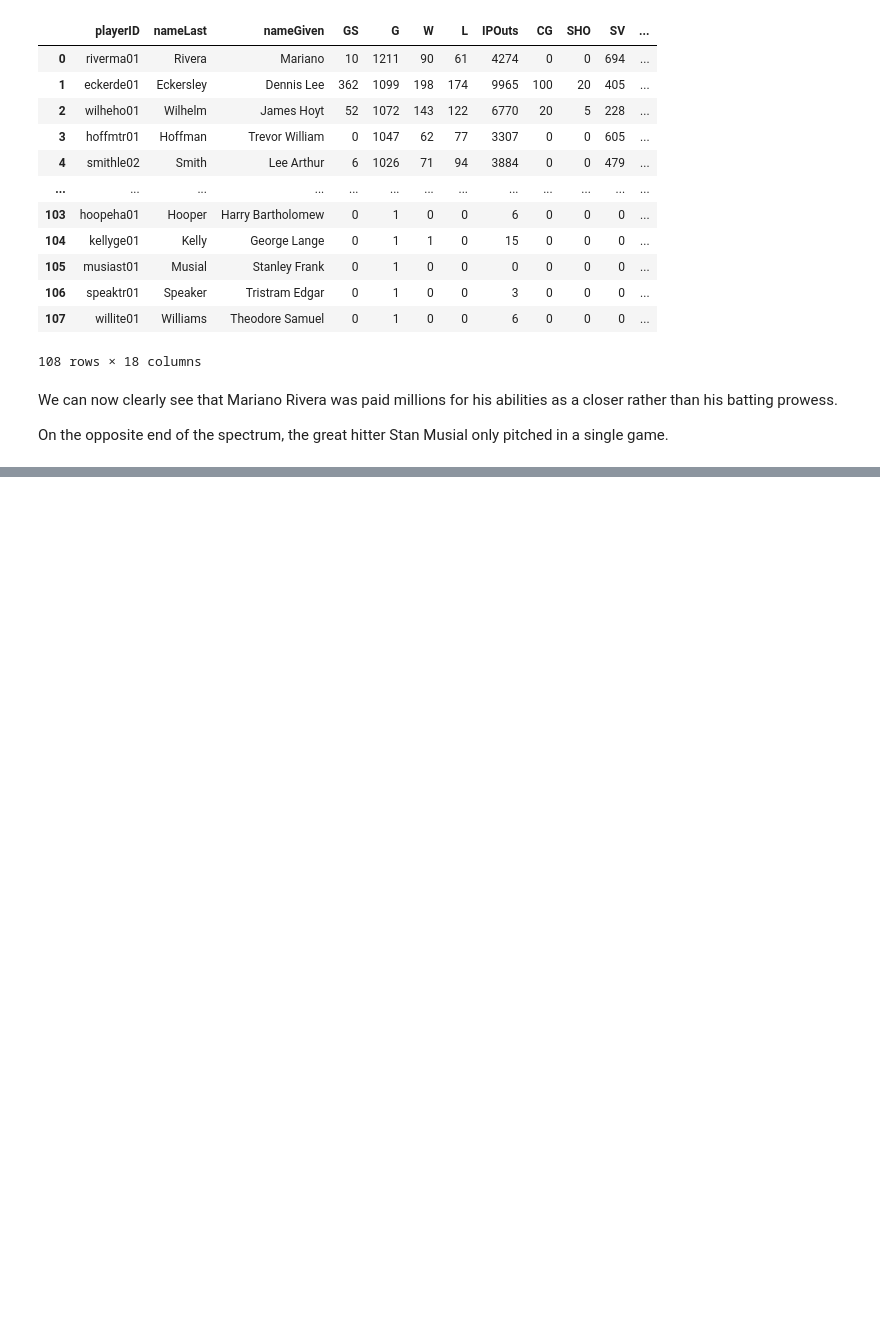
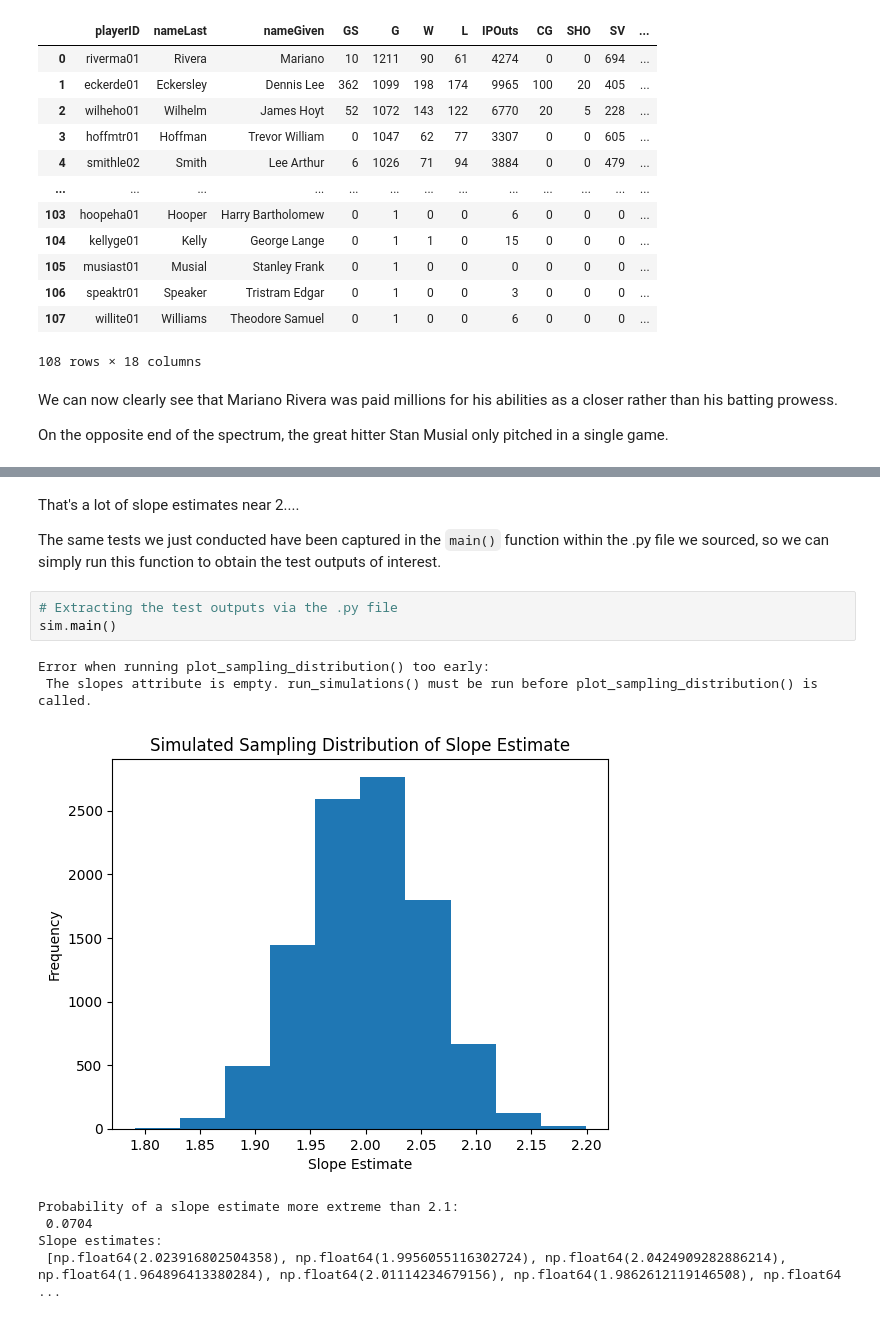
Before and after one commit to jccrews256/ST-554-HW-6, a Jupyter notebook: Homework_6_Part_I.ipynb, the cells around one changed output, grey strips where cells are left out. Saved outputs shown, nothing was run; the diff lists cells and outputs as text; blank space fills up the shorter version.

```diff
--- a/Homework_6_Part_I.ipynb
+++ b/Homework_6_Part_I.ipynb
@@ -217,0 +326,15 @@ On the opposite end of the spectrum, the great hitter Stan Musial only pitched i
+# %% [markdown]
+That's a lot of slope estimates near 2....
+
+The same tests we just conducted have been captured in the `main()` function within the .py file we sourced, so we can simply run this function to obtain the test outputs of interest.
+# %%
+# Extracting the test outputs via the .py file
+sim.main()
+# %% [output]
+Error when running plot_sampling_distribution() too early:
+ The slopes attribute is empty. run_simulations() must be run before plot_sampling_distribution() is called.
+[figure, added]
+Probability of a slope estimate more extreme than 2.1:
+ 0.0704
+Slope estimates:
+ [np.float64(2.023916802504358), np.float64(1.9956055116302724), np.float64(2.0424909282886214), np.float64(1.964896413380284), np.float64(2.01114234679156), np.float64(1.9862612119146508), np.float64 ...
```
Also changed, not shown: parts of 23 cells of this notebook.
